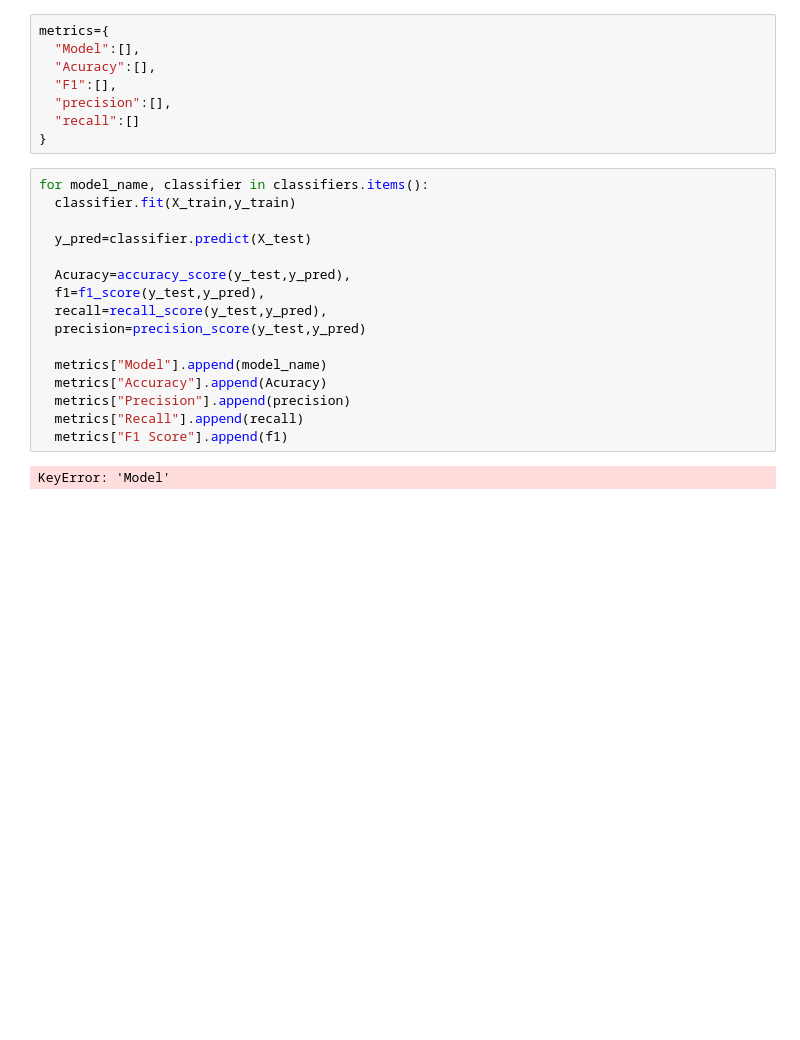
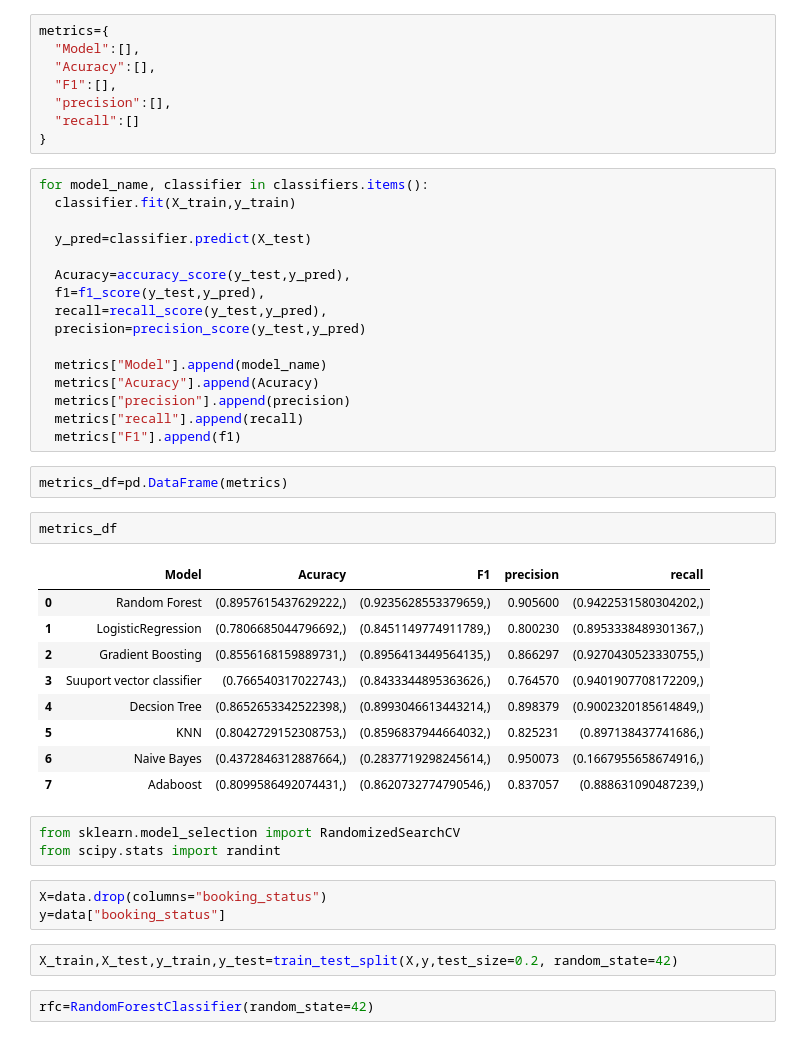
Before and after one commit to Mohittrathee/mlops-hotel-booking, a Jupyter notebook: notebook/notebook.ipynb, the cells around one changed output. Drawn from its saved outputs; the diff is of its cells as text; blank space fills up the shorter version.

```diff
--- a/notebook/notebook.ipynb
+++ b/notebook/notebook.ipynb
@@ -611,9 +630,31 @@ for model_name, classifier in classifiers.items():
   precision=precision_score(y_test,y_pred)
 
   metrics["Model"].append(model_name)
-  metrics["Accuracy"].append(Acuracy)
-  metrics["Precision"].append(precision)
-  metrics["Recall"].append(recall)
-  metrics["F1 Score"].append(f1)
+  metrics["Acuracy"].append(Acuracy)
+  metrics["precision"].append(precision)
+  metrics["recall"].append(recall)
+  metrics["F1"].append(f1)
-# %% [output]
-KeyError: 'Model'
+# %%
+metrics_df=pd.DataFrame(metrics)
+# %%
+metrics_df
+# %% [output]
+|  | Model | Acuracy | F1 | precision | recall |
+| 0 | Random Forest | (0.8957615437629222,) | (0.9235628553379659,) | 0.905600 | (0.9422531580304202,) |
+| 1 | LogisticRegression | (0.7806685044796692,) | (0.8451149774911789,) | 0.800230 | (0.8953338489301367,) |
+| 2 | Gradient Boosting | (0.8556168159889731,) | (0.8956413449564135,) | 0.866297 | (0.9270430523330755,) |
+| 3 | Suuport vector classifier | (0.766540317022743,) | (0.8433344895363626,) | 0.764570 | (0.9401907708172209,) |
+| 4 | Decsion Tree | (0.8652653342522398,) | (0.8993046613443214,) | 0.898379 | (0.9002320185614849,) |
+| 5 | KNN | (0.8042729152308753,) | (0.8596837944664032,) | 0.825231 | (0.897138437741686,) |
+| 6 | Naive Bayes | (0.4372846312887664,) | (0.2837719298245614,) | 0.950073 | (0.1667955658674916,) |
+| 7 | Adaboost | (0.8099586492074431,) | (0.8620732774790546,) | 0.837057 | (0.888631090487239,) |
+# %%
+from sklearn.model_selection import RandomizedSearchCV
+from scipy.stats import randint
+# %%
+X=data.drop(columns="booking_status")
+y=data["booking_status"]
+# %%
+X_train,X_test,y_train,y_test=train_test_split(X,y,test_size=0.2, random_state=42)
+# %%
+rfc=RandomForestClassifier(random_state=42)
```
Also changed, not shown: parts of 7 cells of this notebook, 20 other files.
